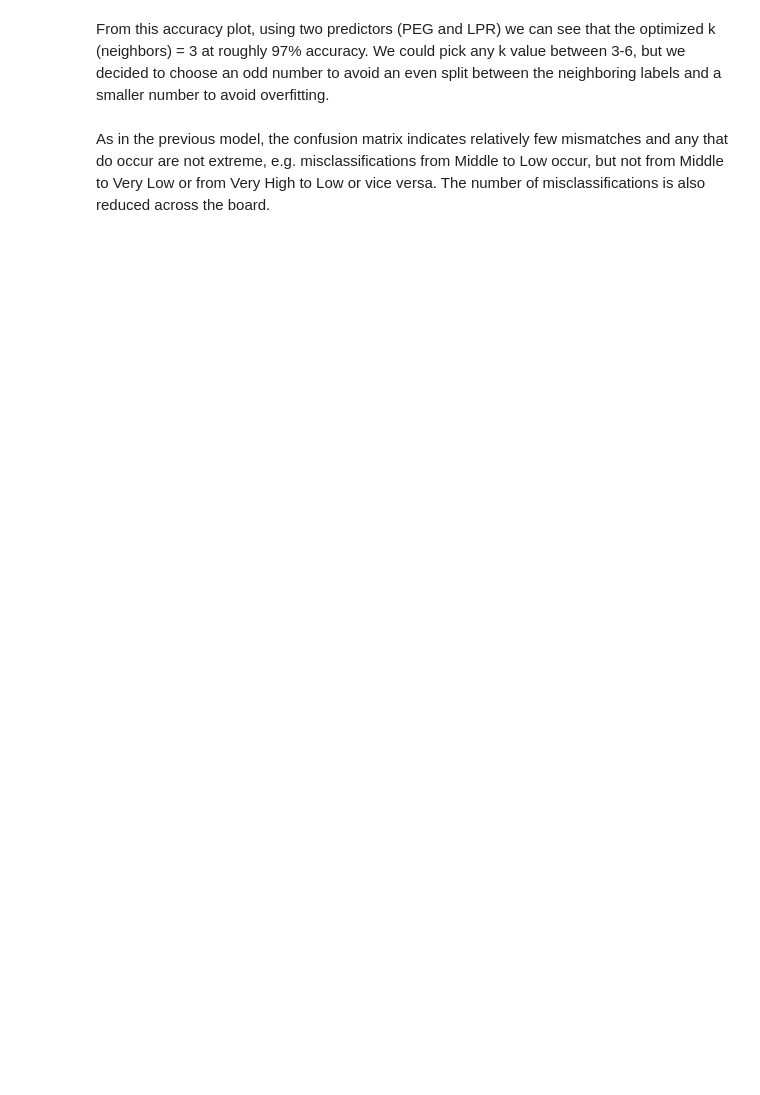
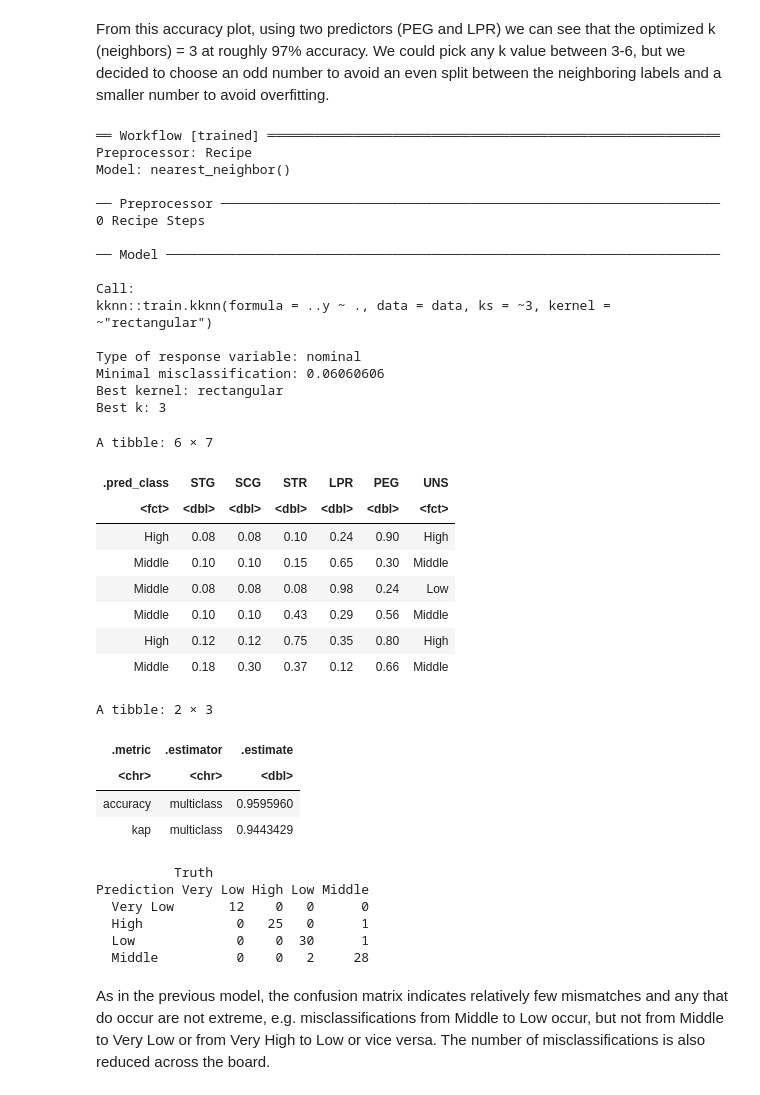
Before and after one commit to moirarenata/Analysis-of-Attributes-Relating-to-User-Knowledge-Levels-Pertaining-to-DC-Machines-in-a-Given-Datase, a Jupyter notebook: project_actual_allvalues.ipynb, the cells around one changed output. Saved outputs shown, nothing was run; the diff lists cells and outputs as text; code cells hidden in the pictures; blank space fills up the shorter version.

```diff
--- a/project_actual_allvalues.ipynb
+++ b/project_actual_allvalues.ipynb
@@ -394,29 +460,64 @@ From this accuracy plot, using two predictors (PEG and LPR) we can see that the
 # %%
 set.seed(2000)
-
-knowledge_recipe <- recipe(UNS ~ PEG + LPR, data = knowledge_data_training)
 
 knowledge_spec <- nearest_neighbor(weight_func = "rectangular", neighbors = 3) %>%
        set_engine("kknn") %>%
        set_mode("classification")
 
 knowledge_fit <- workflow() %>%
        add_recipe(knowledge_recipe) %>%
        add_model(knowledge_spec) %>%
        fit(data = knowledge_data_testing)
 knowledge_fit
 
 knowledge_predictions <- predict(knowledge_fit, knowledge_data_testing) %>%
        bind_cols(knowledge_data_testing)
 head(knowledge_predictions)
 
 knowledge_metrics <- knowledge_predictions %>%
        metrics(truth = UNS, estimate = .pred_class)
 knowledge_metrics
 
 knowledge_conf_mat <- knowledge_predictions %>%
        conf_mat(truth = UNS, estimate = .pred_class)
 knowledge_conf_mat
+# %% [output]
+══ Workflow [trained] ══════════════════════════════════════════════════════════
+Preprocessor: Recipe
+Model: nearest_neighbor()
+
+── Preprocessor ────────────────────────────────────────────────────────────────
+0 Recipe Steps
+
+── Model ───────────────────────────────────────────────────────────────────────
+
+Call:
+kknn::train.kknn(formula = ..y ~ ., data = data, ks = ~3, kernel = ~"rectangular")
+
+Type of response variable: nominal
+Minimal misclassification: 0.06060606
+Best kernel: rectangular
+Best k: 3
+A tibble: 6 × 7
+| .pred_class | STG | SCG | STR | LPR | PEG | UNS |
+| <fct> | <dbl> | <dbl> | <dbl> | <dbl> | <dbl> | <fct> |
+| High | 0.08 | 0.08 | 0.10 | 0.24 | 0.90 | High |
+| Middle | 0.10 | 0.10 | 0.15 | 0.65 | 0.30 | Middle |
+| Middle | 0.08 | 0.08 | 0.08 | 0.98 | 0.24 | Low |
+| Middle | 0.10 | 0.10 | 0.43 | 0.29 | 0.56 | Middle |
+| High | 0.12 | 0.12 | 0.75 | 0.35 | 0.80 | High |
+| Middle | 0.18 | 0.30 | 0.37 | 0.12 | 0.66 | Middle |
+A tibble: 2 × 3
+| .metric | .estimator | .estimate |
+| <chr> | <chr> | <dbl> |
+| accuracy | multiclass | 0.9595960 |
+| kap | multiclass | 0.9443429 |
+          Truth
+Prediction Very Low High Low Middle
+  Very Low       12    0   0      0
+  High            0   25   0      1
+  Low             0    0  30      1
+  Middle          0    0   2     28
 # %% [markdown]
 As in the previous model, the confusion matrix indicates relatively few mismatches and any that do occur are not extreme, e.g. misclassifications from Middle to Low occur, but not from Middle to Very Low or from Very High to Low or vice versa. The number of misclassifications is also reduced across the board.
 # %%
```
Also changed, not shown: parts of 14 cells of this notebook.
